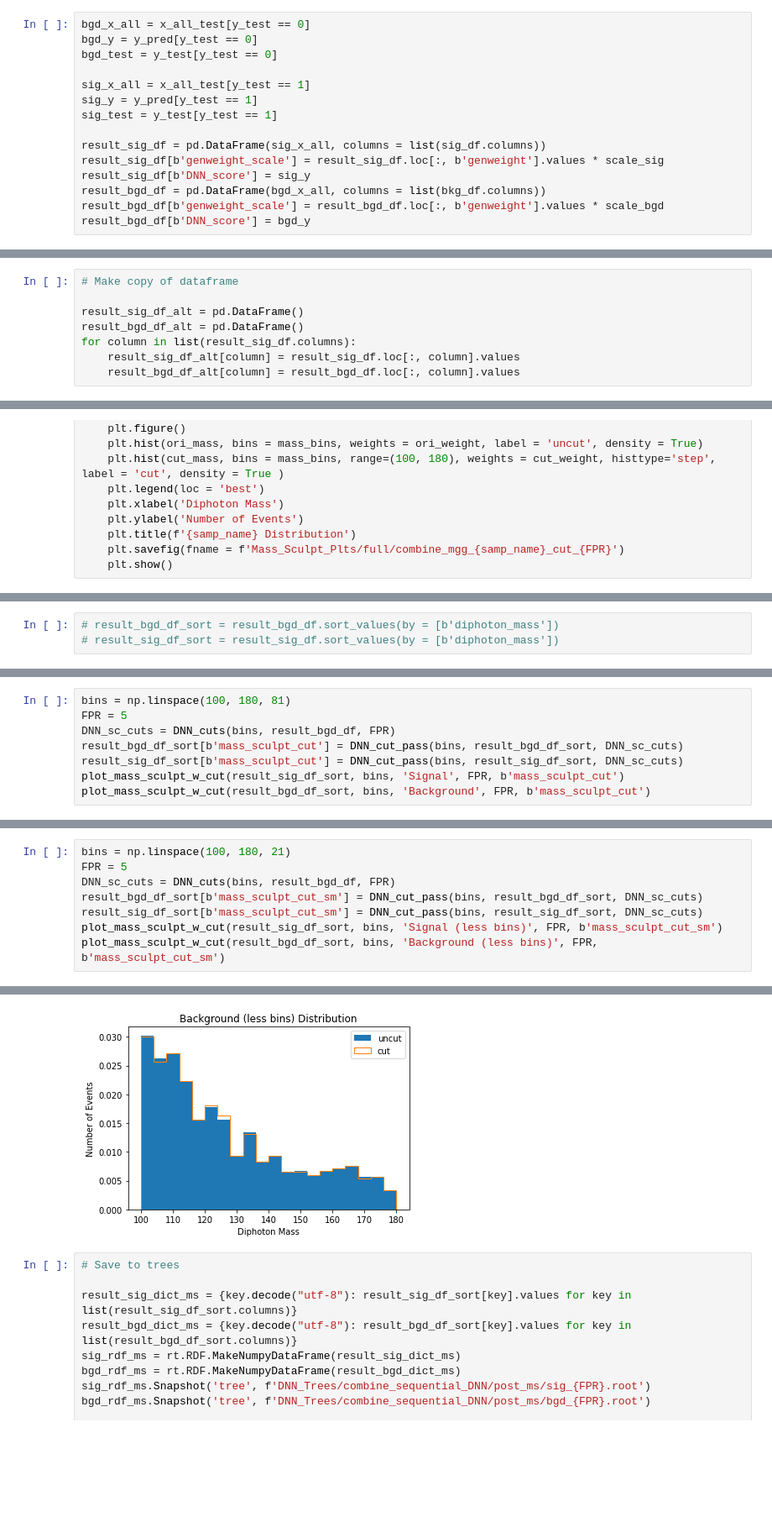
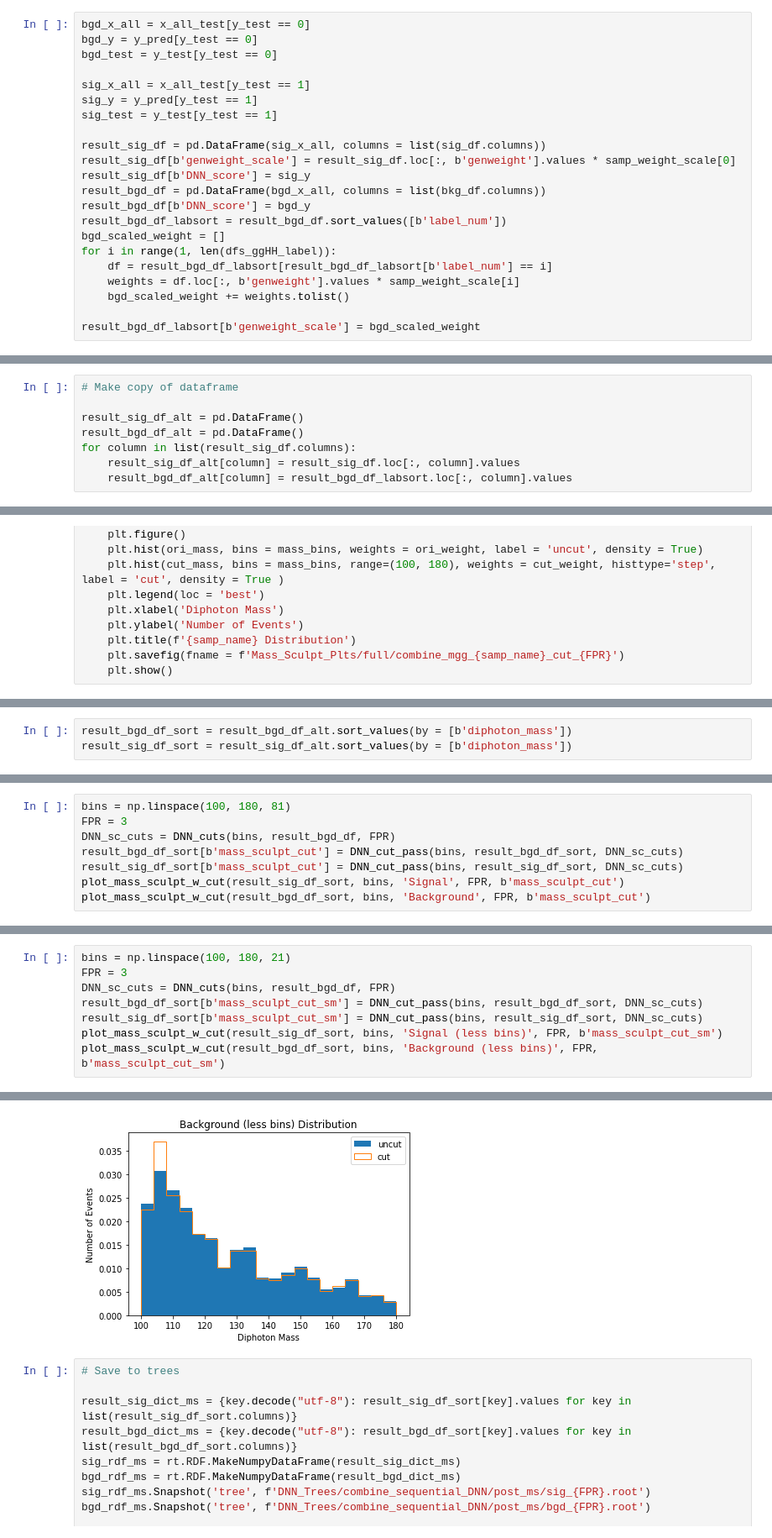
Before and after one commit to s-y-chen/HHbbgg, a Jupyter notebook: notebook/ML/Sequential_DNN_ggHH.ipynb, the cells around one changed output, grey strips where cells are left out. Shown at 84% size. Saved outputs shown, nothing was run; the diff lists cells and outputs as text; blank space fills up the shorter version.

```diff
--- a/notebook/ML/Sequential_DNN_ggHH.ipynb
+++ b/notebook/ML/Sequential_DNN_ggHH.ipynb
@@ -586,11 +594,18 @@ sig_y = y_pred[y_test == 1]
 sig_test = y_test[y_test == 1]
 
 result_sig_df = pd.DataFrame(sig_x_all, columns = list(sig_df.columns))
-result_sig_df[b'genweight_scale'] = result_sig_df.loc[:, b'genweight'].values * scale_sig
+result_sig_df[b'genweight_scale'] = result_sig_df.loc[:, b'genweight'].values * samp_weight_scale[0]
 result_sig_df[b'DNN_score'] = sig_y
 result_bgd_df = pd.DataFrame(bgd_x_all, columns = list(bkg_df.columns))
-result_bgd_df[b'genweight_scale'] = result_bgd_df.loc[:, b'genweight'].values * scale_bgd
 result_bgd_df[b'DNN_score'] = bgd_y
+result_bgd_df_labsort = result_bgd_df.sort_values([b'label_num'])
+bgd_scaled_weight = []
+for i in range(1, len(dfs_ggHH_label)):
+    df = result_bgd_df_labsort[result_bgd_df_labsort[b'label_num'] == i]
+    weights = df.loc[:, b'genweight'].values * samp_weight_scale[i]
+    bgd_scaled_weight += weights.tolist()
+
+result_bgd_df_labsort[b'genweight_scale'] = bgd_scaled_weight
 # %% [markdown]
 ### Save to ROOT Trees
 # %%
@@ -600,7 +615,7 @@ result_sig_df_alt = pd.DataFrame()
 result_bgd_df_alt = pd.DataFrame()
 for column in list(result_sig_df.columns):
     result_sig_df_alt[column] = result_sig_df.loc[:, column].values
-    result_bgd_df_alt[column] = result_bgd_df.loc[:, column].values
+    result_bgd_df_alt[column] = result_bgd_df_labsort.loc[:, column].values
 # %%
 from ROOT import RDF
 from ROOT import Internal
@@ -1010,6 +1025,6 @@ result_sig_df_sort = result_sig_df_saved.sort_values(by = [b'diphoton_mass'])
 # %%
-# result_bgd_df_sort = result_bgd_df.sort_values(by = [b'diphoton_mass'])
-# result_sig_df_sort = result_sig_df.sort_values(by = [b'diphoton_mass'])
+result_bgd_df_sort = result_bgd_df_alt.sort_values(by = [b'diphoton_mass'])
+result_sig_df_sort = result_sig_df_alt.sort_values(by = [b'diphoton_mass'])
 # %%
 # ROC curve post ms with less bins
 fprs = np.linspace(0, 100, 101)
@@ -1193,6 +1208,6 @@ plt.show()
 # %%
 bins = np.linspace(100, 180, 81)
-FPR = 5
+FPR = 3
 DNN_sc_cuts = DNN_cuts(bins, result_bgd_df, FPR)
 result_bgd_df_sort[b'mass_sculpt_cut'] = DNN_cut_pass(bins, result_bgd_df_sort, DNN_sc_cuts)
 result_sig_df_sort[b'mass_sculpt_cut'] = DNN_cut_pass(bins, result_sig_df_sort, DNN_sc_cuts)
@@ -1204,14 +1219,14 @@ plot_mass_sculpt_w_cut(result_bgd_df_sort, bins, 'Background', FPR, b'mass_sculp
 # %%
 bins = np.linspace(100, 180, 21)
-FPR = 5
+FPR = 3
 DNN_sc_cuts = DNN_cuts(bins, result_bgd_df, FPR)
 result_bgd_df_sort[b'mass_sculpt_cut_sm'] = DNN_cut_pass(bins, result_bgd_df_sort, DNN_sc_cuts)
 result_sig_df_sort[b'mass_sculpt_cut_sm'] = DNN_cut_pass(bins, result_sig_df_sort, DNN_sc_cuts)
 plot_mass_sculpt_w_cut(result_sig_df_sort, bins, 'Signal (less bins)', FPR, b'mass_sculpt_cut_sm')
 plot_mass_sculpt_w_cut(result_bgd_df_sort, bins, 'Background (less bins)', FPR, b'mass_sculpt_cut_sm')
 # %% [output]
 [figure]
-[figure, old version]
+[figure, new version]
 # %%
 # Save to trees
 
```
Also changed, not shown: parts of 29 cells of this notebook, 38 other files.
